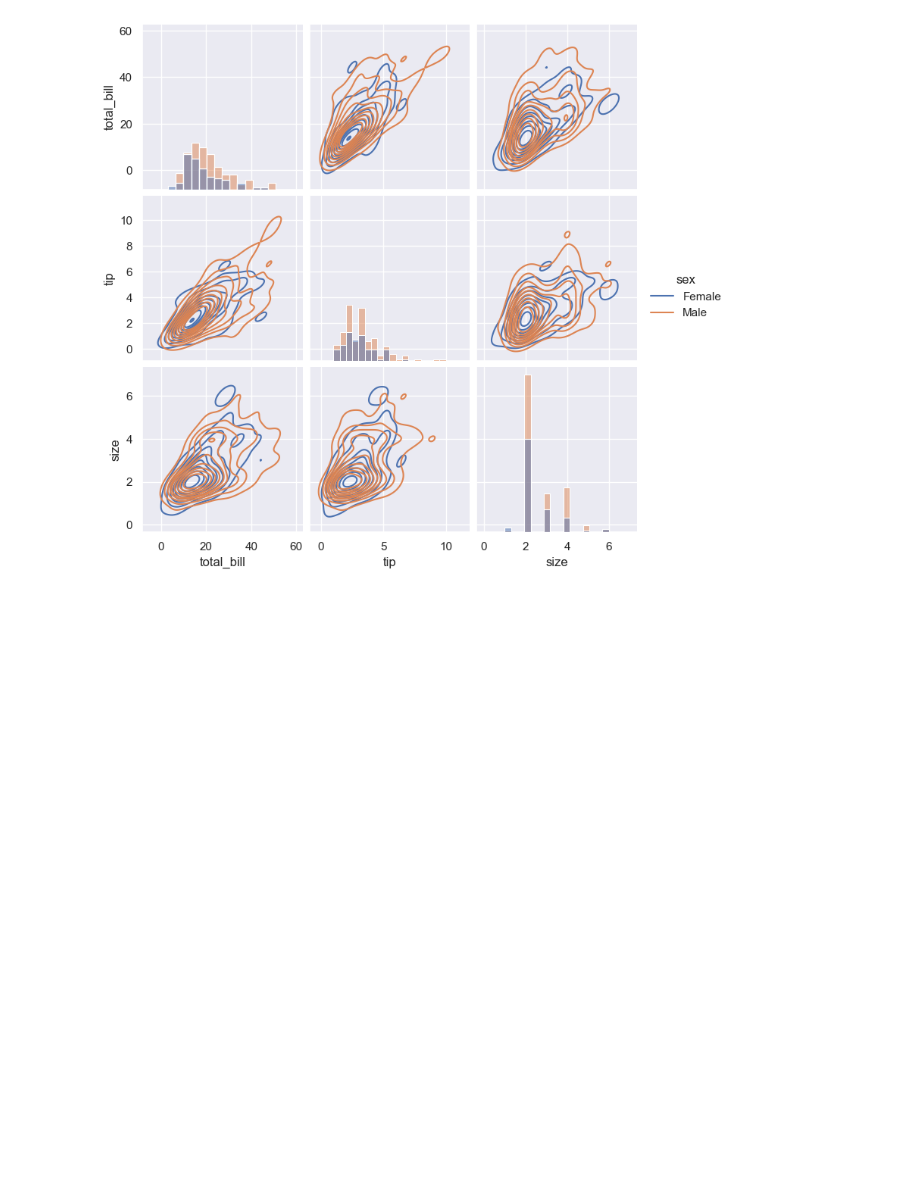
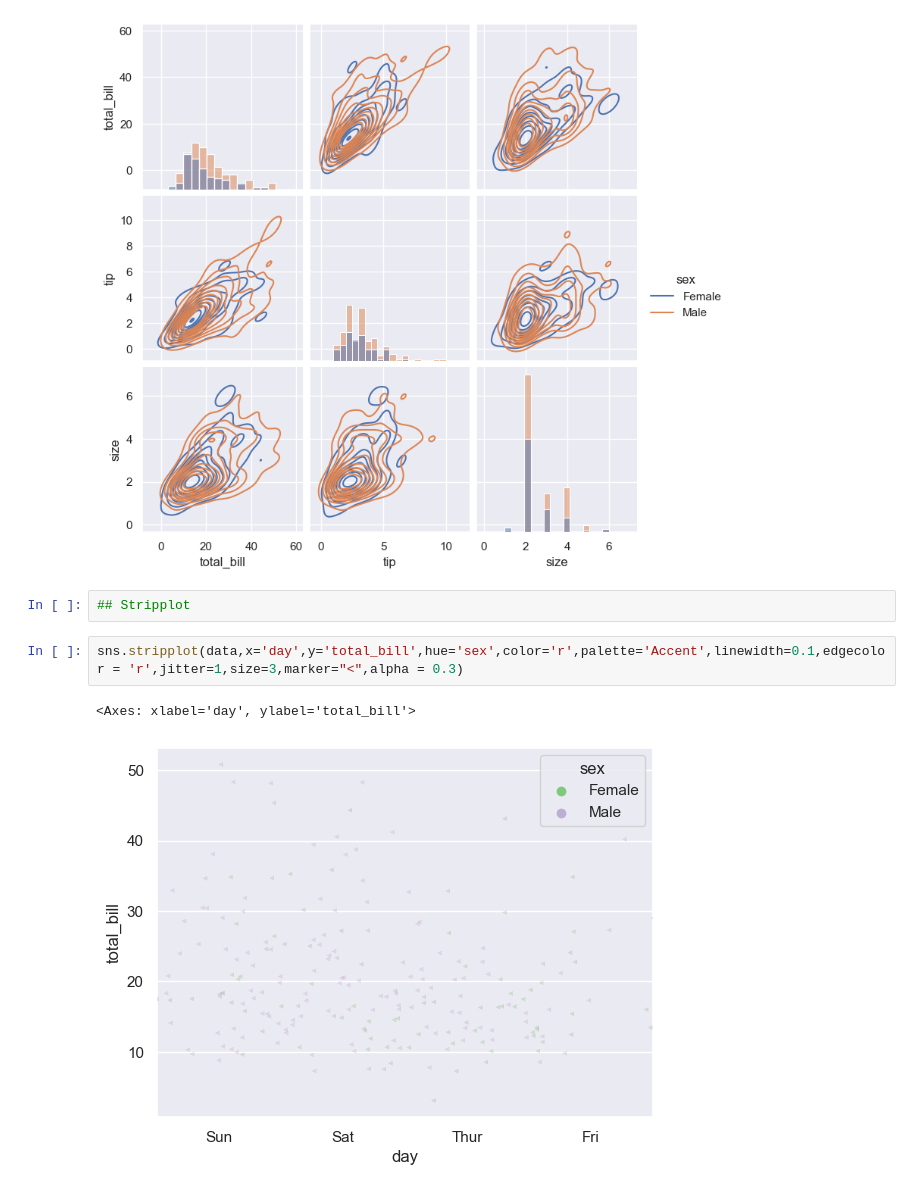
Before and after one commit to Nanda-Kiran-Royal/Learning_Seaborn, a Jupyter notebook: Seaborn.ipynb, the cells around one changed output. Cells and saved outputs as stored; diff of their text form; blank space fills up the shorter version.

Commit message:
Learnt how to plot stripplot and different parametrs in it

```diff
--- a/Seaborn.ipynb
+++ b/Seaborn.ipynb
@@ -248,3 +248,10 @@ sns.pairplot(data=data,hue='sex',kind='kde',diag_kind='hist',markers=["^",'*'])
 # %% [output]
 <seaborn.axisgrid.PairGrid at 0x...>
 [figure]
+# %%
+## Stripplot
+# %%
+sns.stripplot(data,x='day',y='total_bill',hue='sex',color='r',palette='Accent',linewidth=0.1,edgecolor = 'r',jitter=1,size=3,marker="<",alpha = 0.3)
+# %% [output]
+<Axes: xlabel='day', ylabel='total_bill'>
+[figure, added]
```
